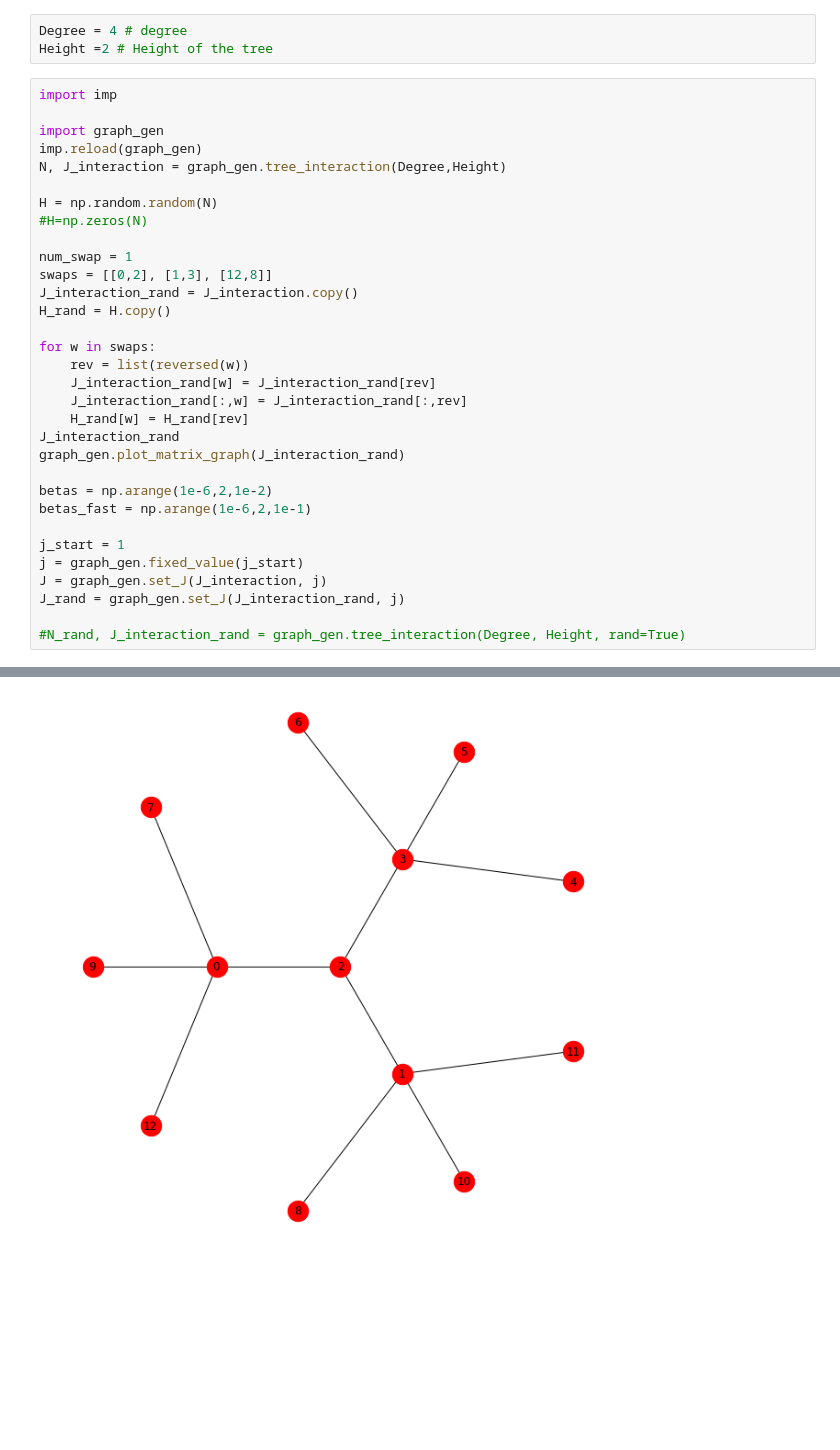
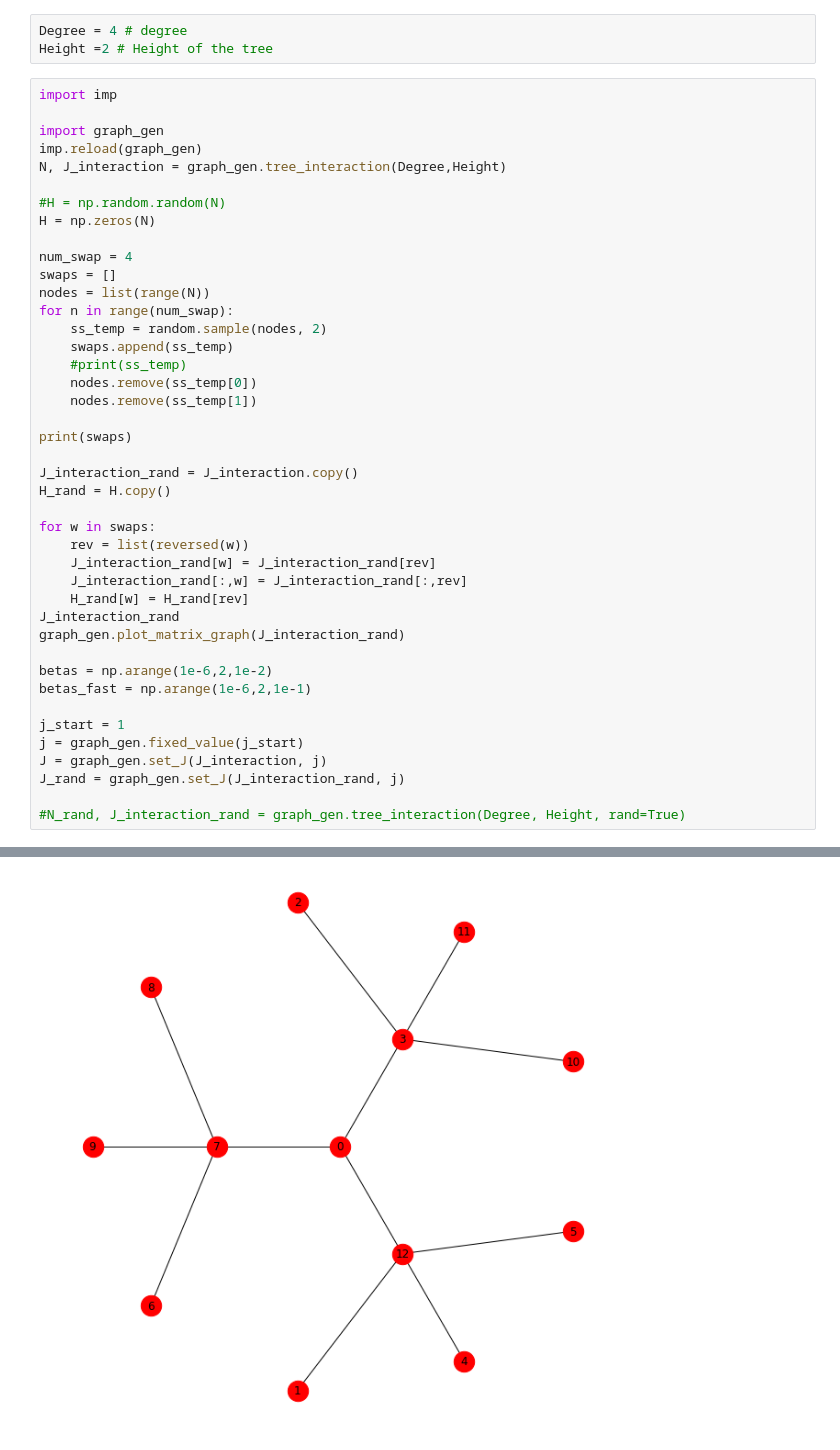
Before and after one commit to ocadni/h2arnn, a Jupyter notebook: result_tree.ipynb, the cells around one changed output, grey strips where cells are left out. Cells and saved outputs as stored; diff of their text form; blank space fills up the shorter version.

```diff
--- a/result_tree.ipynb
+++ b/result_tree.ipynb
@@ -22,11 +23,21 @@ import graph_gen
 imp.reload(graph_gen)
 N, J_interaction = graph_gen.tree_interaction(Degree,Height)
 
-H = np.random.random(N)
-#H=np.zeros(N)
+#H = np.random.random(N)
+H = np.zeros(N)
 
-num_swap = 1
-swaps = [[0,2], [1,3], [12,8]]
+num_swap = 4
+swaps = []
+nodes = list(range(N))
+for n in range(num_swap):
+    ss_temp = random.sample(nodes, 2)
+    swaps.append(ss_temp)
+    #print(ss_temp)
+    nodes.remove(ss_temp[0])
+    nodes.remove(ss_temp[1])
+
+print(swaps)
+
 J_interaction_rand = J_interaction.copy()
 H_rand = H.copy()
 
@@ -52 +64 @@ J_rand = graph_gen.set_J(J_interaction_rand, j)
-[figure, old version]
+[figure, new version]
```
Also changed, not shown: parts of 32 cells of this notebook, 4 other files.
